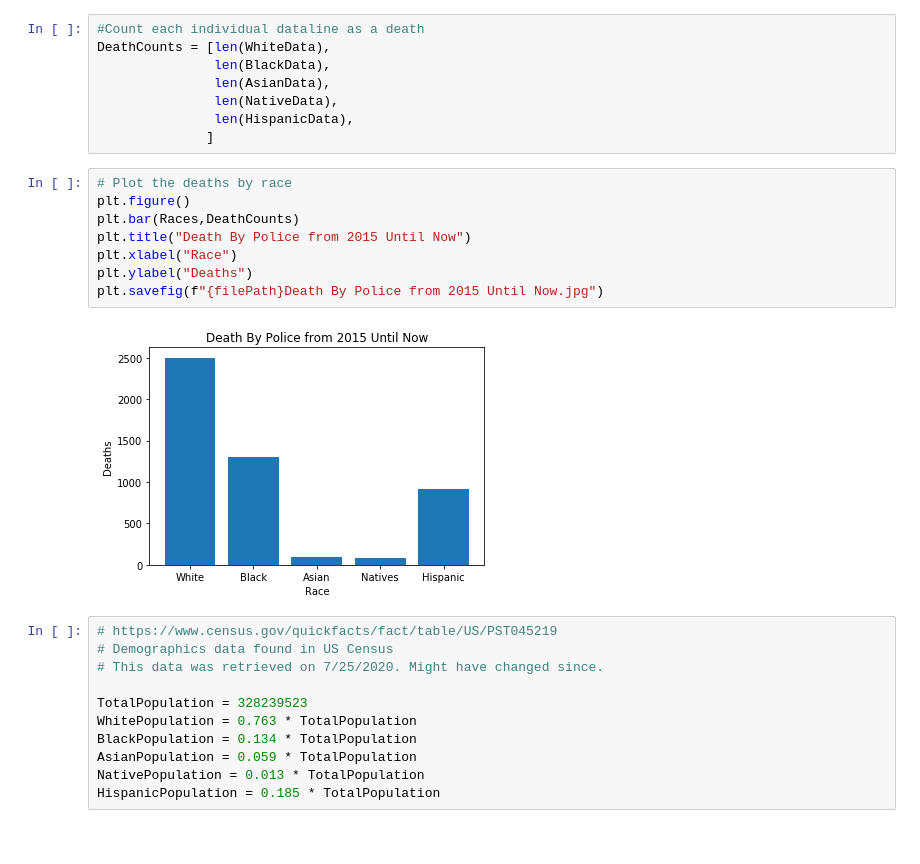
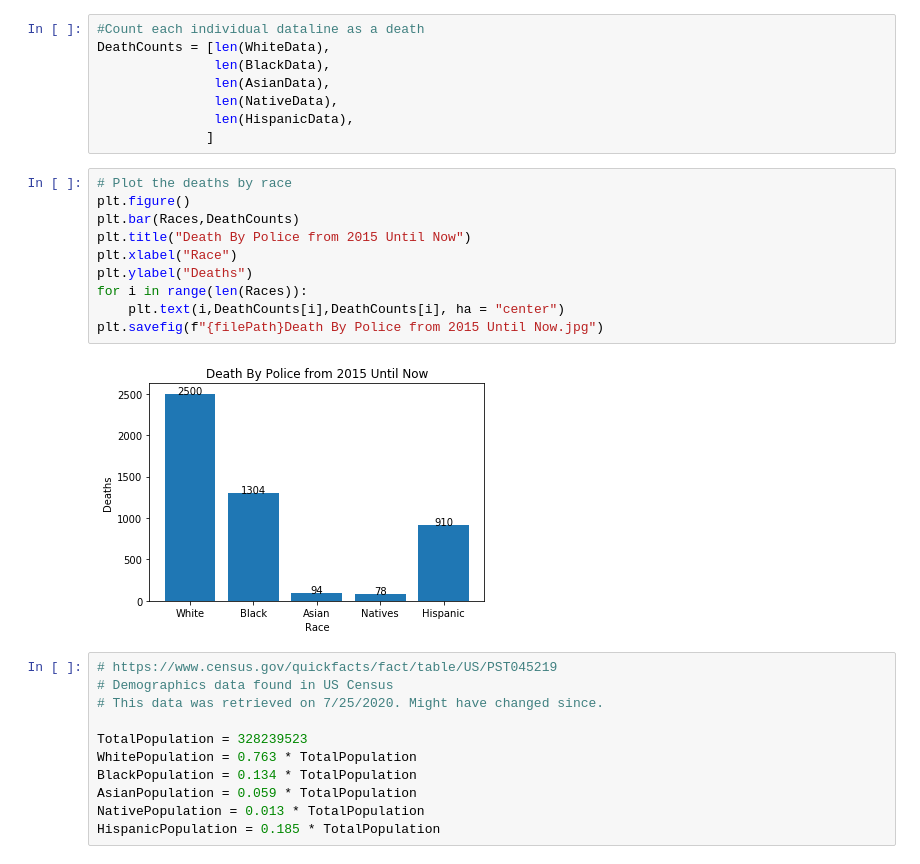
Before and after one commit to Bamerstrike/Quick-Analysis-of-Washington-Post-Police-Shooting-Data, a Jupyter notebook: Quick And Dirty Notebook.ipynb, the cells around one changed output. Drawn from its saved outputs; the diff is of its cells as text.

```diff
--- a/Quick And Dirty Notebook.ipynb
+++ b/Quick And Dirty Notebook.ipynb
@@ -53,13 +53,15 @@ DeathCounts = [len(WhiteData),
 # %%
 # Plot the deaths by race
 plt.figure()
 plt.bar(Races,DeathCounts)
 plt.title("Death By Police from 2015 Until Now")
 plt.xlabel("Race")
 plt.ylabel("Deaths")
+for i in range(len(Races)):
+    plt.text(i,DeathCounts[i],DeathCounts[i], ha = "center")
 plt.savefig(f"{filePath}Death By Police from 2015 Until Now.jpg")
 # %% [output]
-[figure, old version]
+[figure, new version]
 # %%
 # https://www.census.gov/quickfacts/fact/table/US/PST045219
 # Demographics data found in US Census
```
Also changed, not shown: parts of 1 cell of this notebook, 2 other files.
